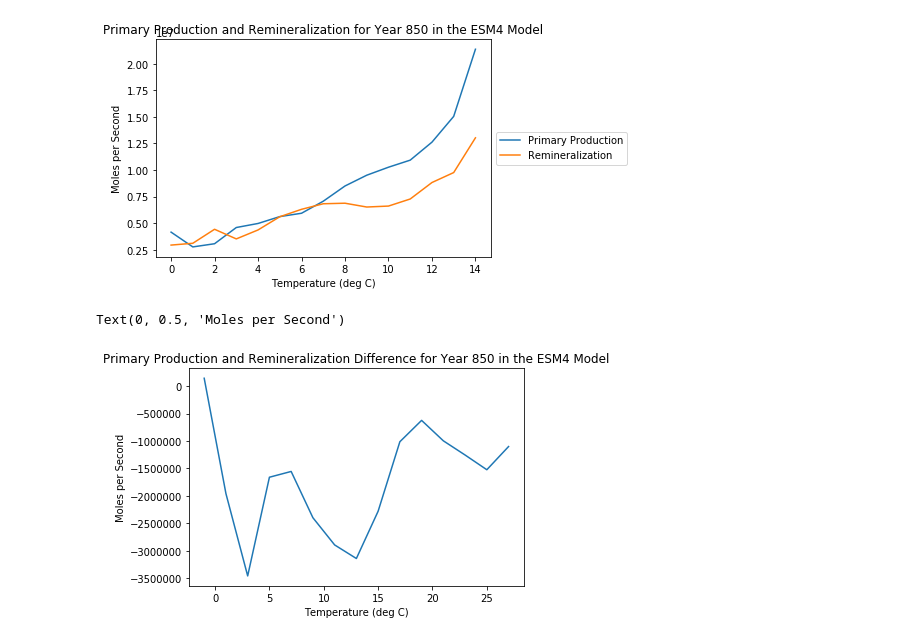
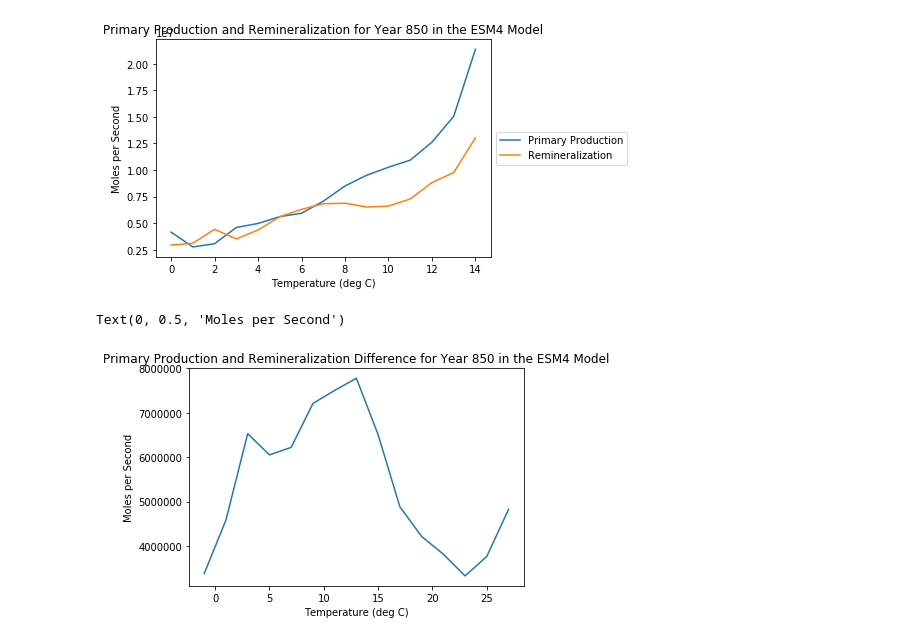
Before and after one commit to mlexaathews/wmt_bgc, a Jupyter notebook: pp-remin-temp.ipynb, the cells around one changed output. Cells and saved outputs as stored; diff of their text form; code cells hidden in the pictures.

```diff
--- a/pp-remin-temp.ipynb
+++ b/pp-remin-temp.ipynb
@@ -88,18 +88,21 @@ plt.legend(loc = 'center left', bbox_to_anchor=(1, 0.5))
 ### YAY RESULTS!!!!!!!
 ## Okay now let's look at the difference between these two variables
 
-pp_remin_diff = pp_mol - remin_mol
+pp_remin_diff = np.abs(pp_mol - remin_mol)
 pp_remin_diff.name = 'pp_remin_diff'
-de = xr.merge([de, pp_remin_diff])
+#abs_diff = abs(pp_remin_diff)
+#de = xr.merge([de, abs_diff])
 # %%
-pp_remin_diff_in_theta = de.pp_remin_diff.isel(time=4,yh=range(0,576)).groupby_bins('thetao',theta_bins)
+pp_remin_diff_in_theta = pp_remin_diff.isel(time=4,yh=range(0,576)).groupby_bins('thetao',theta_bins)
 pp_remin_diff_sum = pp_remin_diff_in_theta.sum(xr.ALL_DIMS)
 
 pp_remin_diff_sum.plot()
 
+#pp_remin_diff_in_theta.plot()
+
 plt.title('Primary Production and Remineralization Difference for Year 850 in the ESM4 Model')
 plt.xlabel('Temperature (deg C)')
 plt.ylabel('Moles per Second')
 # %% [output]
 Text(0, 0.5, 'Moles per Second')
-[figure, old version]
+[figure, new version]
```
